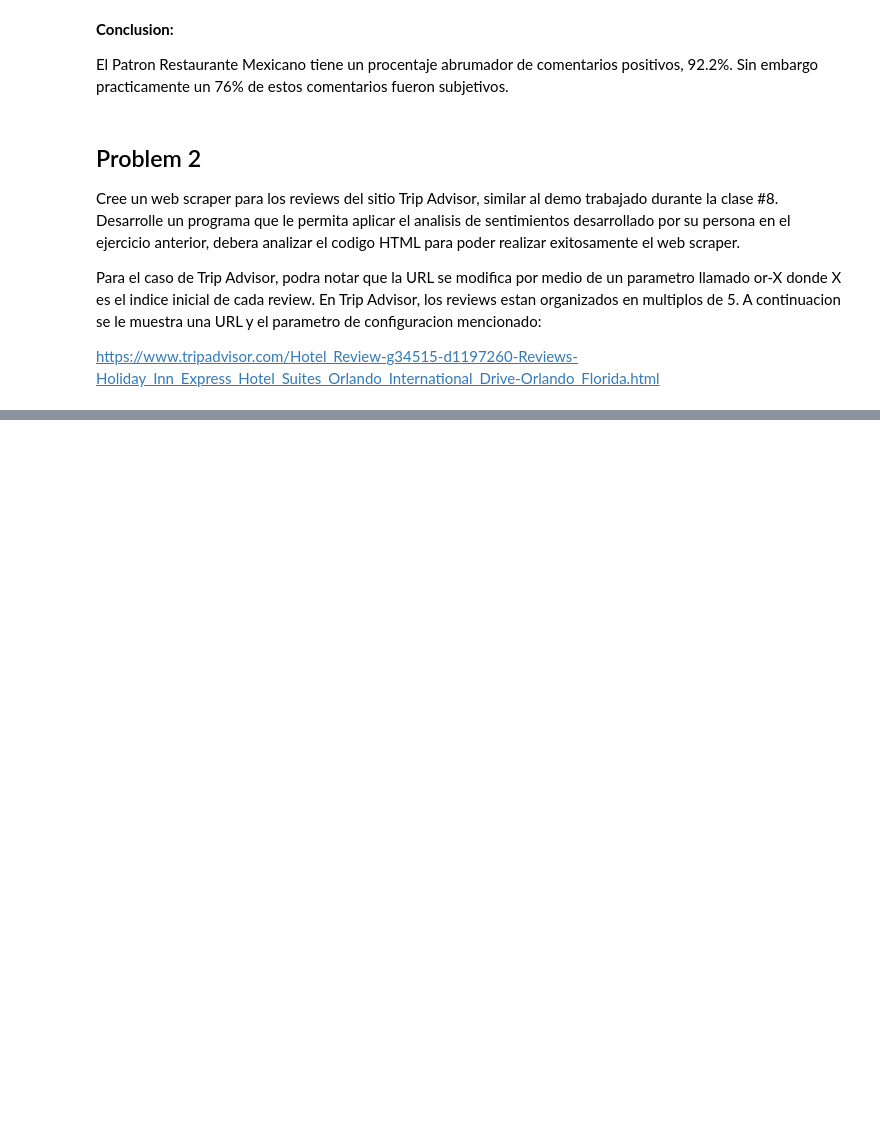
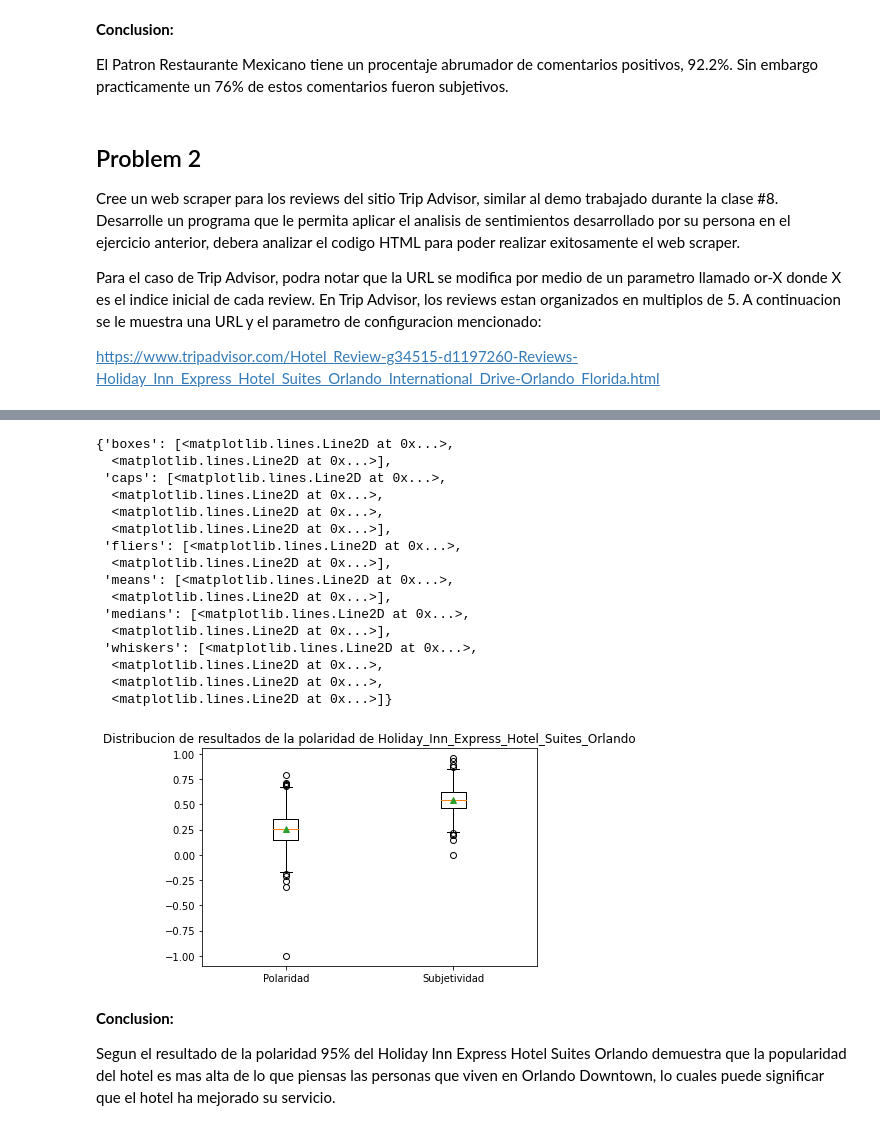
Before and after one commit to vbaezfortunato/Python_class, a Jupyter notebook: Hoja_de_trabajo_4.ipynb, the cells around one changed output, grey strips where cells are left out. Cells and saved outputs as stored; diff of their text form; code cells hidden in the pictures; blank space fills up the shorter version.

```diff
--- a/Hoja_de_trabajo_4.ipynb
+++ b/Hoja_de_trabajo_4.ipynb
@@ -277,0 +312,26 @@ HTTPError: ignored
+# %%
+fig1, ax1 = plt.subplots()
+ax1.set_title('Distribucion de resultados de la polaridad de Holiday_Inn_Express_Hotel_Suites_Orlando')
+ax1.boxplot([AnalisisHotel['polaridad'], AnalisisHotel['subje']], labels = ['Polaridad','Subjetividad'],showmeans=True)
+# %% [output]
+{'boxes': [<matplotlib.lines.Line2D at 0x...>,
+  <matplotlib.lines.Line2D at 0x...>],
+ 'caps': [<matplotlib.lines.Line2D at 0x...>,
+  <matplotlib.lines.Line2D at 0x...>,
+  <matplotlib.lines.Line2D at 0x...>,
+  <matplotlib.lines.Line2D at 0x...>],
+ 'fliers': [<matplotlib.lines.Line2D at 0x...>,
+  <matplotlib.lines.Line2D at 0x...>],
+ 'means': [<matplotlib.lines.Line2D at 0x...>,
+  <matplotlib.lines.Line2D at 0x...>],
+ 'medians': [<matplotlib.lines.Line2D at 0x...>,
+  <matplotlib.lines.Line2D at 0x...>],
+ 'whiskers': [<matplotlib.lines.Line2D at 0x...>,
+  <matplotlib.lines.Line2D at 0x...>,
+  <matplotlib.lines.Line2D at 0x...>,
+  <matplotlib.lines.Line2D at 0x...>]}
+[figure, added]
+# %% [markdown]
+**Conclusion:**
+
+Segun el resultado de la polaridad  95% del Holiday Inn Express Hotel Suites Orlando demuestra que la popularidad del hotel es mas alta de lo que piensas las personas que viven en Orlando Downtown, lo cuales puede significar que el hotel ha mejorado su servicio.
```
Also changed, not shown: parts of 10 cells of this notebook.
